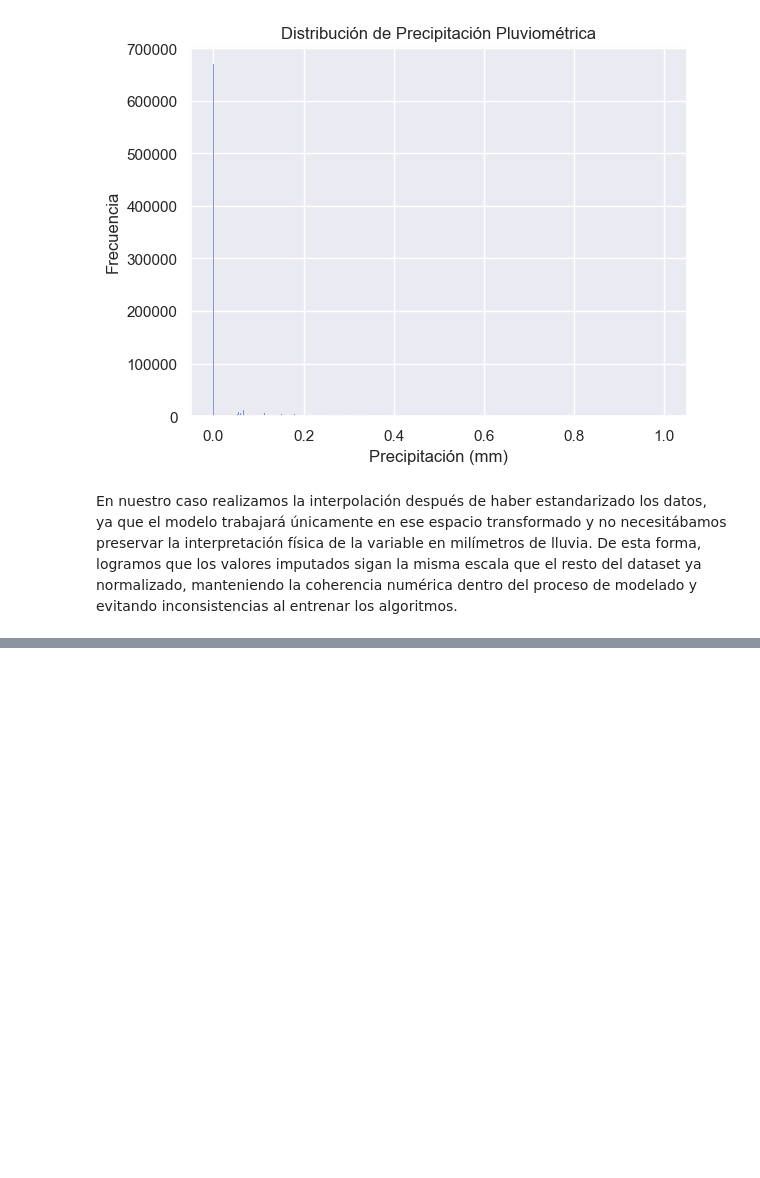
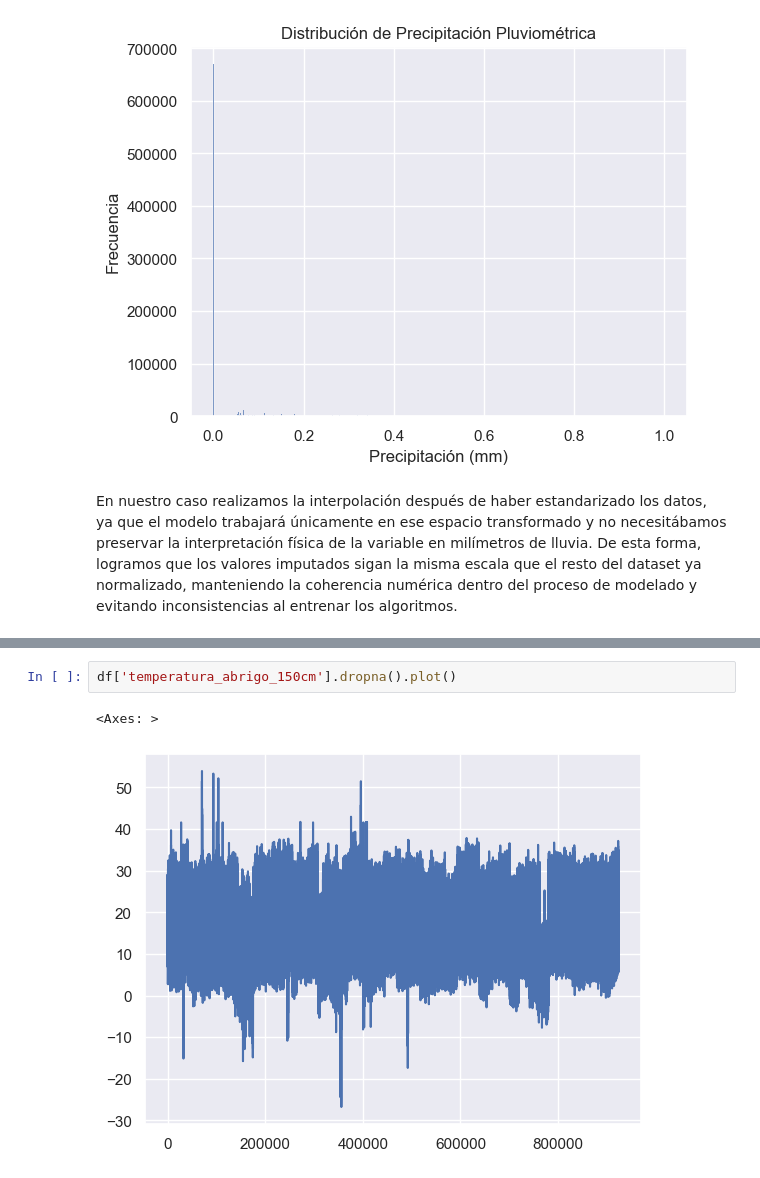
Before and after one commit to IS03/tp-dengue, a Jupyter notebook: EDA/EDA_clima.ipynb, the cells around one changed output, grey strips where cells are left out. Cells and saved outputs as stored; diff of their text form; blank space fills up the shorter version.

```diff
--- a/EDA/EDA_clima.ipynb
+++ b/EDA/EDA_clima.ipynb
@@ -508,0 +433,5 @@ def imputar_por_relacion(df, col1, col2):
+# %%
+df['temperatura_abrigo_150cm'].dropna().plot()
+# %% [output]
+<Axes: >
+[figure, added]
```
Also changed, not shown: parts of 44 cells of this notebook, 2 other files.
